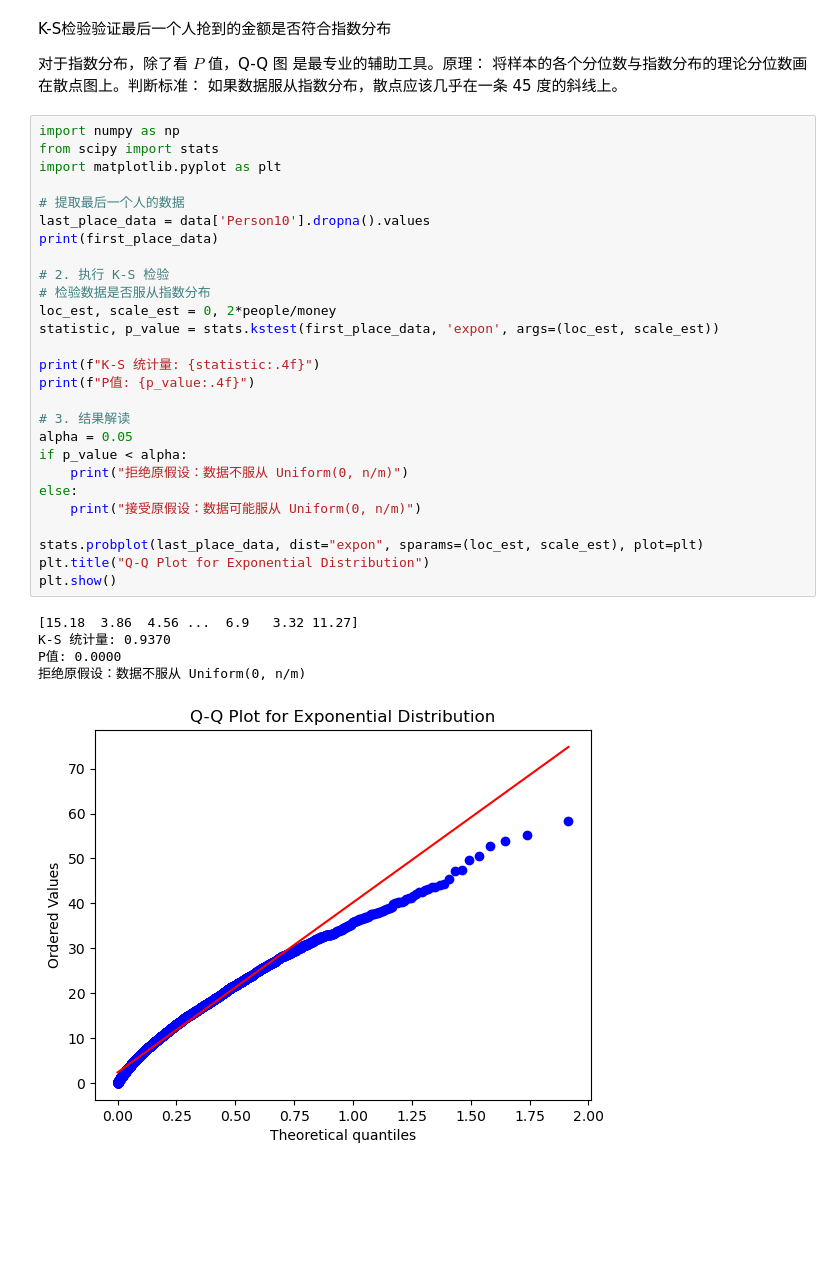
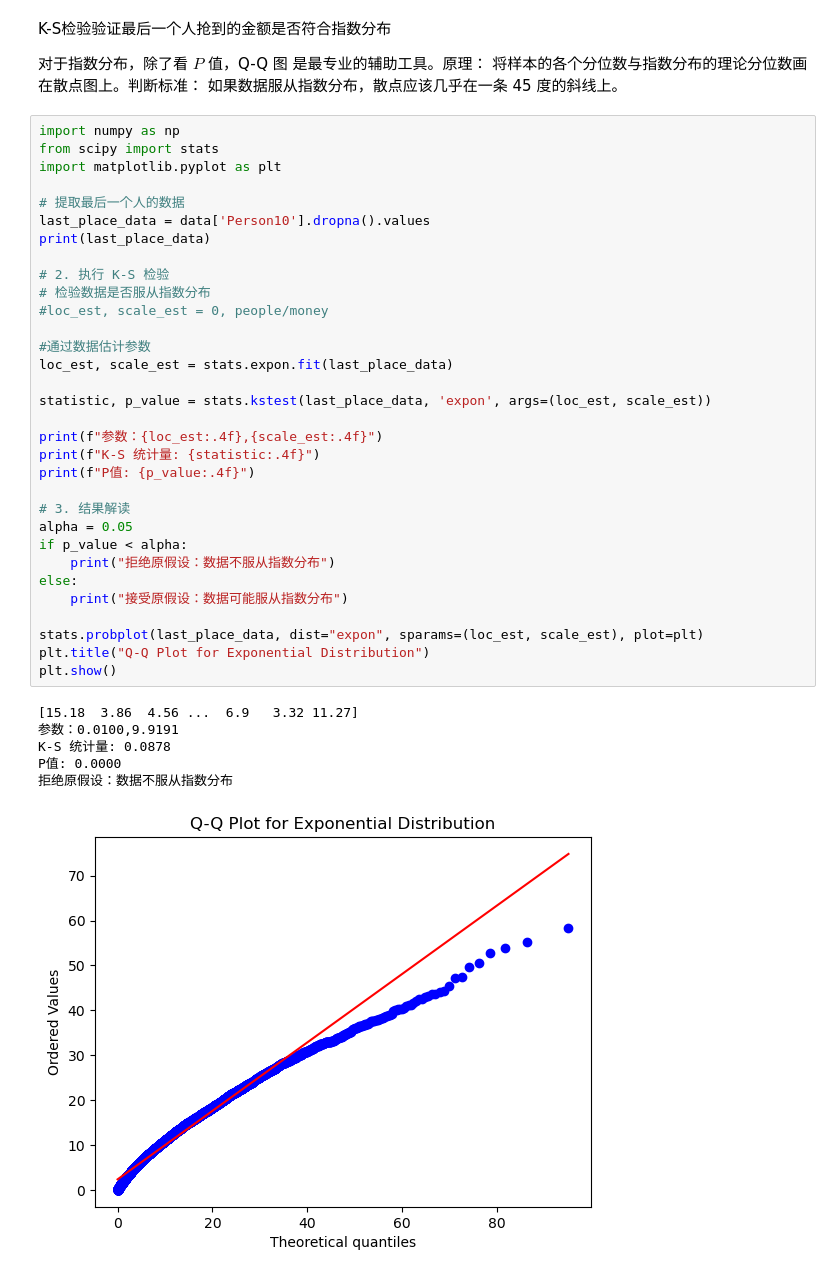
Before and after one commit to WjNaG2/SI140-RedEnvelope, a Jupyter notebook: vis.ipynb, the cells around one changed output. Drawn from its saved outputs; the diff is of its cells as text; blank space fills up the shorter version.

```diff
--- a/vis.ipynb
+++ b/vis.ipynb
@@ -454,33 +454,39 @@ K-S检验验证最后一个人抢到的金额是否符合指数分布
 # %%
 import numpy as np
 from scipy import stats
 import matplotlib.pyplot as plt
 
 # 提取最后一个人的数据
 last_place_data = data['Person10'].dropna().values
-print(first_place_data)
+print(last_place_data)
 
 # 2. 执行 K-S 检验
 # 检验数据是否服从指数分布
-loc_est, scale_est = 0, 2*people/money
-statistic, p_value = stats.kstest(first_place_data, 'expon', args=(loc_est, scale_est))
+#loc_est, scale_est = 0, people/money
 
+#通过数据估计参数
+loc_est, scale_est = stats.expon.fit(last_place_data)
+
+statistic, p_value = stats.kstest(last_place_data, 'expon', args=(loc_est, scale_est))
+
+print(f"参数：{loc_est:.4f},{scale_est:.4f}")
 print(f"K-S 统计量: {statistic:.4f}")
 print(f"P值: {p_value:.4f}")
 
 # 3. 结果解读
 alpha = 0.05
 if p_value < alpha:
-    print("拒绝原假设：数据不服从 Uniform(0, n/m)")
+    print("拒绝原假设：数据不服从指数分布")
 else:
-    print("接受原假设：数据可能服从 Uniform(0, n/m)")
+    print("接受原假设：数据可能服从指数分布")
 
 stats.probplot(last_place_data, dist="expon", sparams=(loc_est, scale_est), plot=plt)
 plt.title("Q-Q Plot for Exponential Distribution")
 plt.show()
 # %% [output]
 [15.18  3.86  4.56 ...  6.9   3.32 11.27]
-K-S 统计量: 0.9370
+参数：0.0100,9.9191
+K-S 统计量: 0.0878
 P值: 0.0000
-拒绝原假设：数据不服从 Uniform(0, n/m)
+拒绝原假设：数据不服从指数分布
-[figure, old version]
+[figure, new version]
```
